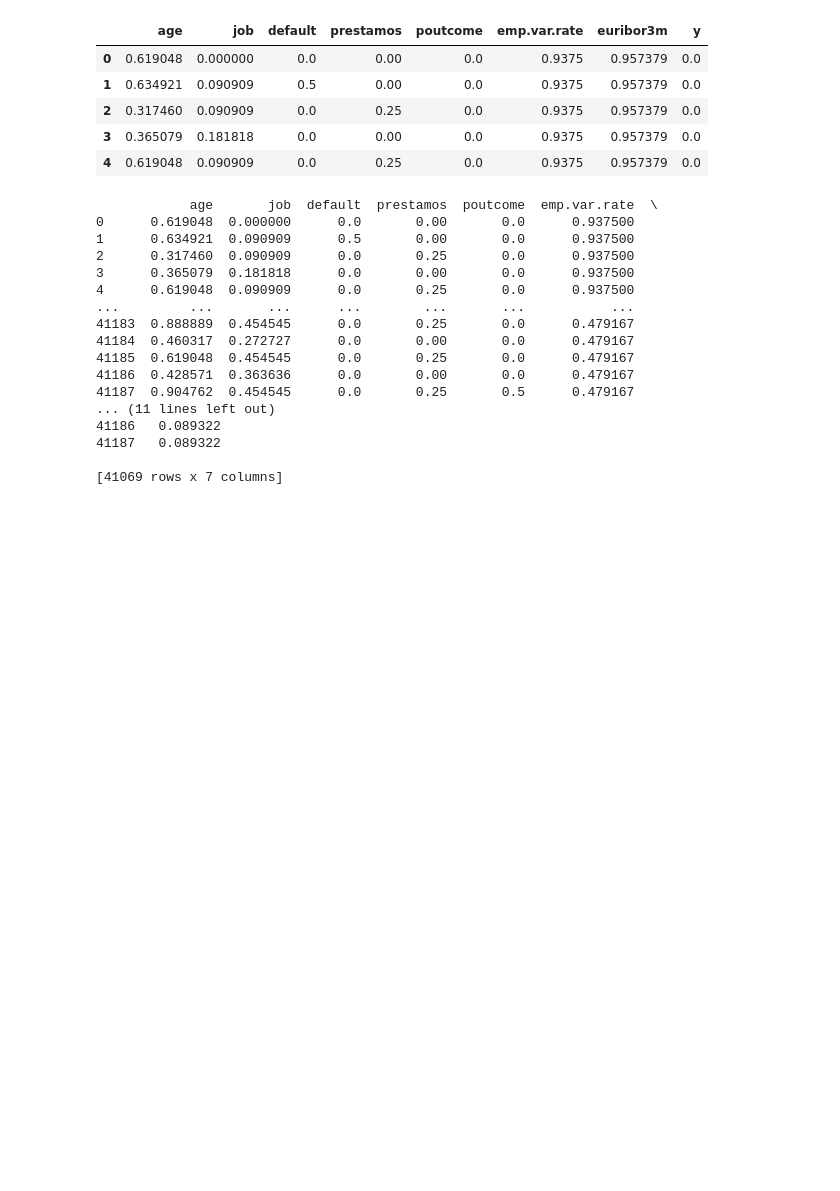
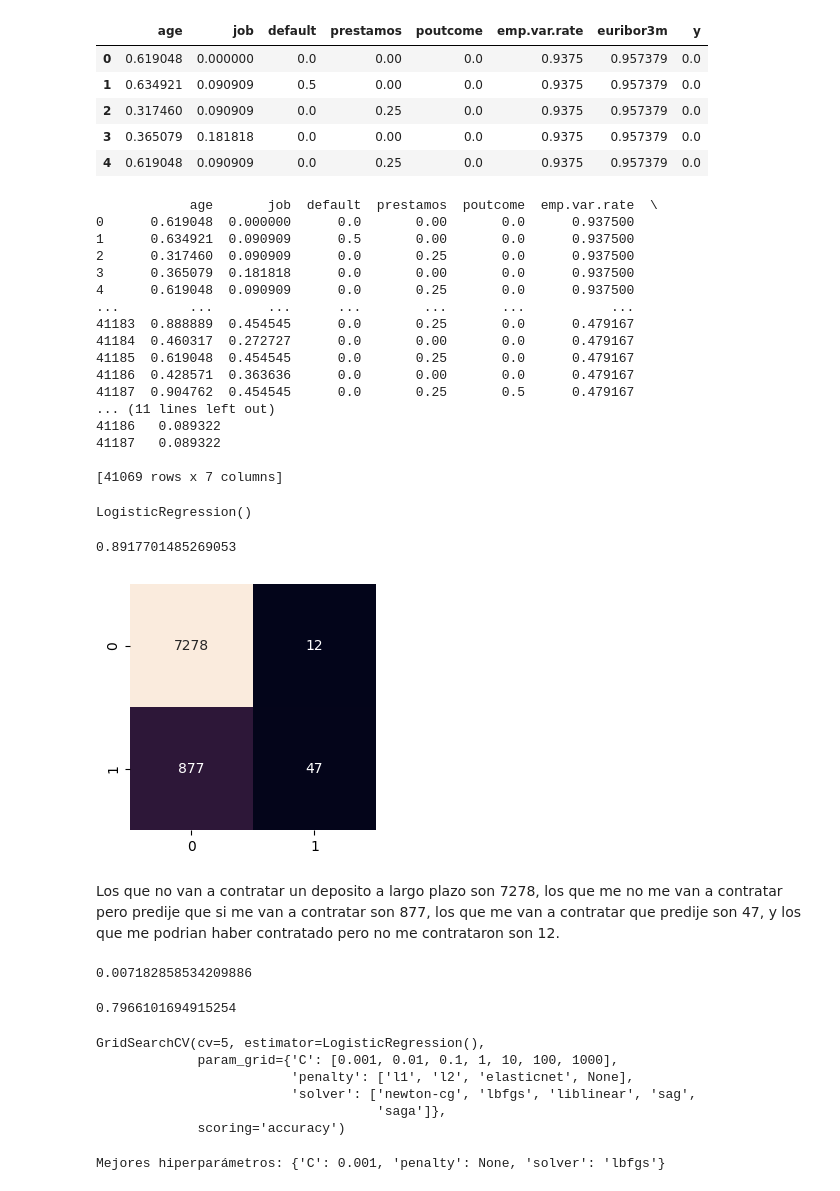
Before and after one commit to Estefaniagz/primer_ml, a Jupyter notebook: src/explore.ipynb, the cells around one changed output. Cells and saved outputs as stored; diff of their text form; code cells hidden in the pictures; blank space fills up the shorter version.

```diff
--- a/src/explore.ipynb
+++ b/src/explore.ipynb
@@ -444,3 +444,79 @@ print(X)
 41187   0.089322
 
 [41069 rows x 7 columns]
+# %%
+from sklearn.linear_model import LogisticRegression
+modelo_seleccion = LogisticRegression()
+modelo_seleccion.fit(X_train, y_train)
+# %% [output]
+LogisticRegression()
+# %%
+y_pred = modelo_seleccion.predict(X_test)
+# %%
+from sklearn.metrics import accuracy_score
+
+acc_score= accuracy_score(y_test, y_pred)
+acc_score
+# %% [output]
+0.8917701485269053
+# %%
+from sklearn.metrics import confusion_matrix
+
+mc = confusion_matrix(y_test, y_pred)
+
+#dibujar matriz
+mc_df = pd.DataFrame(mc)
+
+plt.figure(figsize=(3,3))
+sns.heatmap(mc_df, annot=True, fmt='d', cbar=False)
+
+plt.tight_layout()
+plt.show()
+# %% [output]
+[figure, added]
+# %% [markdown]
+Los que no van a contratar un deposito a largo plazo son 7278, los que me no me van a contratar pero predije que si me van a contratar son 877, los que me van a contratar que predije son 47, y los que me podrian haber contratado pero no me contrataron son 12.
+# %%
+tasa_conversion_antes = (47+12)/(7278+877+12+47)
+tasa_conversion_antes
+# %% [output]
+0.007182858534209886
+# %%
+tasa_conversion_modelo = 47/(47+12)
+tasa_conversion_modelo
+# %% [output]
+0.7966101694915254
+# %%
+#hiperparametros
+
+from sklearn.model_selection import GridSearchCV
+
+# Definimos los parámetros que queremos ajustar a mano
+hyperparams = {
+    "C": [0.001, 0.01, 0.1, 1, 10, 100, 1000],
+    "penalty": ["l1", "l2", "elasticnet", None],
+    "solver": ["newton-cg", "lbfgs", "liblinear", "sag", "saga"]
+}
+
+# Inicializamos la cuadrícula
+grid = GridSearchCV(modelo_seleccion, hyperparams, scoring = "accuracy", cv = 5)
+grid
+# %% [output]
+GridSearchCV(cv=5, estimator=LogisticRegression(),
+             param_grid={'C': [0.001, 0.01, 0.1, 1, 10, 100, 1000],
+                         'penalty': ['l1', 'l2', 'elasticnet', None],
+                         'solver': ['newton-cg', 'lbfgs', 'liblinear', 'sag',
+                                    'saga']},
+             scoring='accuracy')
+# %%
+#para obtener los mejor hiperparametros
+def warn(*args, **kwargs):
+    pass
+import warnings
+warnings.warn = warn
+
+grid.fit(X_train, y_train)
+
+print(f"Mejores hiperparámetros: {grid.best_params_}")
+# %% [output]
+Mejores hiperparámetros: {'C': 0.001, 'penalty': None, 'solver': 'lbfgs'}
```
Also changed, not shown: parts of 2 cells of this notebook.
